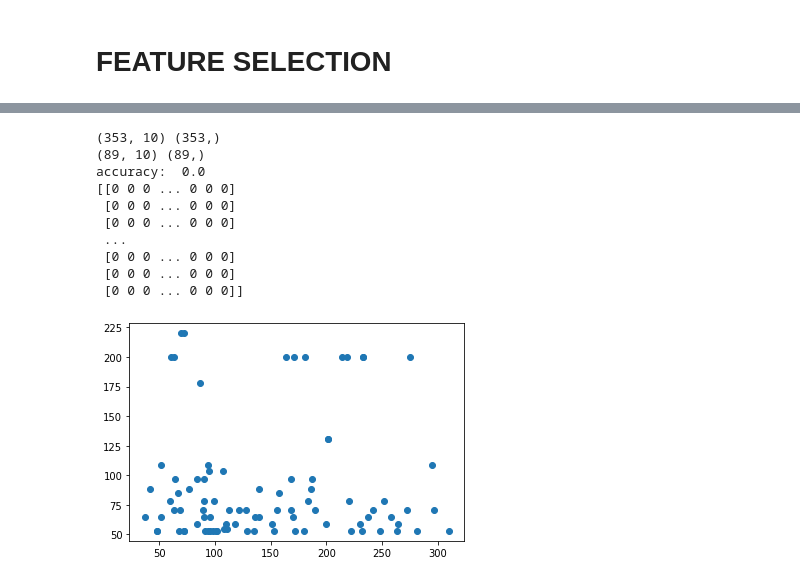
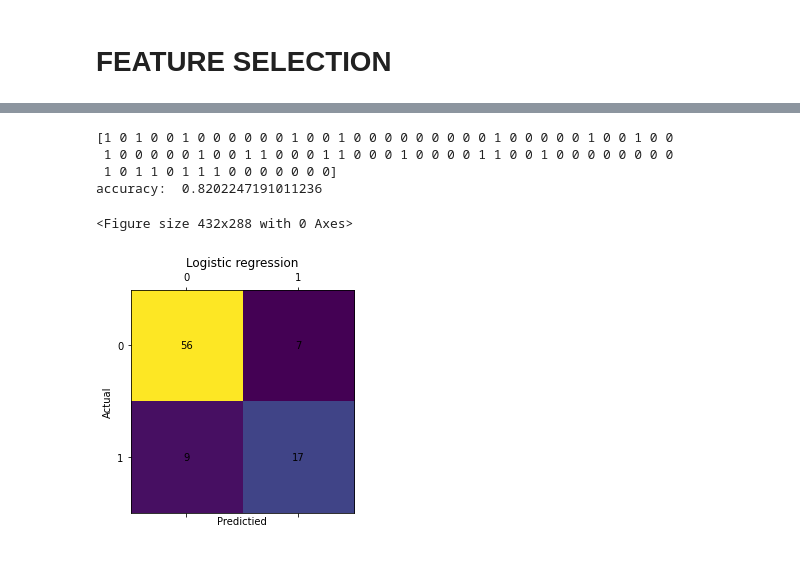
Before and after one commit to freshfish70/machine_learning, a Jupyter notebook: Diabetes.ipynb, the cells around one changed output, grey strips where cells are left out. Cells and saved outputs as stored; diff of their text form; code cells hidden in the pictures.

```diff
--- a/Diabetes.ipynb
+++ b/Diabetes.ipynb
@@ -56,7 +56,7 @@ y_ = np.zeros(y.shape)
 y_[y>=DIABETES_VALUE] = 1.
 y_ = y_.astype(int)
 
-xtrain_labeled, xtest_labeled, ytrain_labeled, ytest_labeled = train_test_split(x, y_, test_size=0.2, random_state=42)
+xtrain_labeled, xtest_labeled, ytrain_labeled, ytest_labeled = train_test_split(x, y_, test_size=0.2, random_state=42, stratify=y_)
 
 print(f"X Train SHAPE: {xtrain_normal.shape}\nY Train SHAPE: {ytrain_normal.shape}")
 
@@ -195,8 +195,8 @@ x_test_pca = transformed
 plot_pca_variance(pca)
 
 # SET TRAIN TEST DATA HERE!!!!
-x_train = x_train_pca
-x_test = x_test_pca
+x_train = x_train_kbest
+x_test = x_test_kbest
 y_train = ytrain_labeled
 y_test = ytest_labeled
 # %% [output]
@@ -392,32 +332,20 @@ Coefficient of determination: 0.45
 # %%
 # build a model to classify patients
 #(1) logistic regression classifier
-print(xtrain_.shape, ytrain.shape)
-print(xtest_.shape, ytest.shape)
 
 model = LogisticRegression(penalty = 'l2', random_state = 0)
-model.fit(xtrain_, ytrain)
+model.fit(x_train, y_train)
 
 #testing the classifier
-ypred = model.predict(xtest_)
-print('accuracy: ',accuracy_score(ytest, ypred))
+ypred = model.predict(x_test)
+print('accuracy: ',accuracy_score(y_test, ypred))
 
-cm = confusion_matrix(ytest, ypred)
-print(cm)
-
-t = np.arange(0, ytest.shape[0])
-plt.figure()
-plt.scatter(ytest,ypred)
-plt.show()
+cm = confusion_matrix(y_test, ypred)
+plot_matrix("Logistic regression", cm)
 # %% [output]
-(353, 10) (353,)
-(89, 10) (89,)
-accuracy:  0.0
-[[0 0 0 ... 0 0 0]
- [0 0 0 ... 0 0 0]
- [0 0 0 ... 0 0 0]
- ...
- [0 0 0 ... 0 0 0]
- [0 0 0 ... 0 0 0]
- [0 0 0 ... 0 0 0]]
+[1 0 1 0 0 1 0 0 0 0 0 0 1 0 0 1 0 0 0 0 0 0 0 0 0 1 0 0 0 0 0 1 0 0 1 0 0
+ 1 0 0 0 0 0 1 0 0 1 1 0 0 0 1 1 0 0 0 1 0 0 0 0 1 1 0 0 1 0 0 0 0 0 0 0 0
+ 1 0 1 1 0 1 1 1 0 0 0 0 0 0 0]
+accuracy:  0.8202247191011236
+<Figure size 432x288 with 0 Axes>
-[figure, old version]
+[figure, new version]
```
Also changed, not shown: parts of 8 cells of this notebook.
